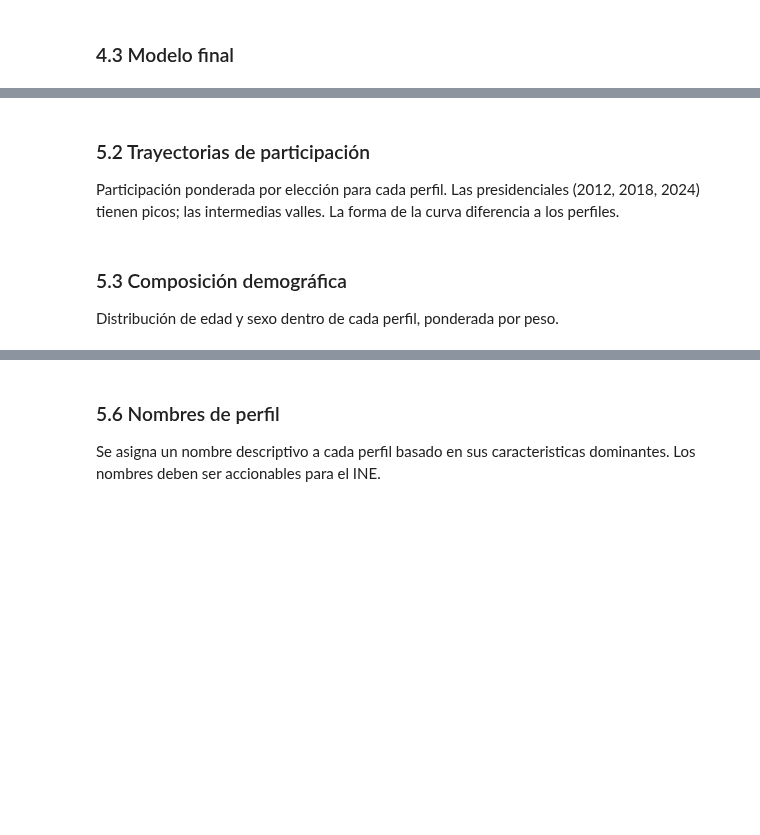
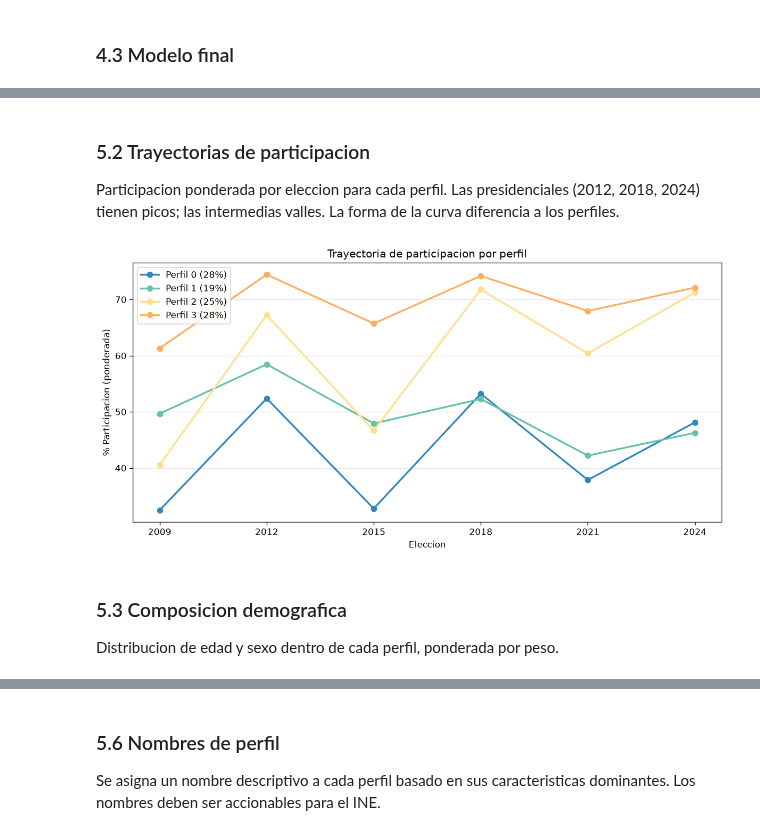
Before and after one commit to GuIsTyping/INE_HACKATHON, a Jupyter notebook: notebooks/04_segmentacion.ipynb, the cells around one changed output, grey strips where cells are left out. Drawn from its saved outputs; the diff is of its cells as text; code cells hidden in the pictures; blank space fills up the shorter version.

```diff
--- a/notebooks/04_segmentacion.ipynb
+++ b/notebooks/04_segmentacion.ipynb
@@ -67,7 +72,7 @@ Esto hace que los perfiles representen personas, no celdas estadísticas.
 # %%
 fed24 = pd.read_parquet(
     DIR_PREPROCESSED / "conteos_federal_2009_2024.parquet",
-    columns=["EDOCVE", "SECCIÓN", "SEXO", "EDAD", "AELEC", "SV", "NV",
+    columns=["EDOCVE", "SECCION", "SEXO", "EDAD", "AELEC", "SV", "NV",
              "MPIOCVE", "MPIONOM"],
     filters=[("AELEC", "==", 2024)],
 )
@@ -78,7 +83,7 @@ fed24["GRUPO_EDAD"] = pd.cut(
 fed24["VOTANTES"] = fed24["SV"] + fed24["NV"]
 
 pesos = (
-    fed24.groupby(["EDOCVE", "SECCIÓN", "SEXO", "GRUPO_EDAD"], observed=True)["VOTANTES"]
+    fed24.groupby(["EDOCVE", "SECCION", "SEXO", "GRUPO_EDAD"], observed=True)["VOTANTES"]
     .sum()
     .reset_index()
     .rename(columns={"VOTANTES": "peso"})
@@ -86,14 +91,14 @@ pesos = (
 pesos["GRUPO_EDAD"] = pesos["GRUPO_EDAD"].astype(str)
 
 sec_mpio = (
-    fed24.groupby(["EDOCVE", "SECCIÓN"])
+    fed24.groupby(["EDOCVE", "SECCION"])
     .agg(MPIOCVE=("MPIOCVE", "first"), MPIONOM=("MPIONOM", "first"))
     .reset_index()
 )
 del fed24
 
 celdas["GRUPO_EDAD"] = celdas["GRUPO_EDAD"].astype(str)
-celdas = celdas.merge(pesos, on=["EDOCVE", "SECCIÓN", "SEXO", "GRUPO_EDAD"], how="left")
+celdas = celdas.merge(pesos, on=["EDOCVE", "SECCION", "SEXO", "GRUPO_EDAD"], how="left")
 sin_peso = celdas["peso"].isna().sum()
 if sin_peso:
     print(f"Celdas sin peso: {sin_peso} ({sin_peso/len(celdas)*100:.2f}%) - se asigna peso 1")
@@ -112,8 +121,8 @@ que enriquece la caracterización de los perfiles.
 # %%
 secciones = pd.read_parquet(
     DIR_PREPROCESSED / "secciones_historial.parquet",
-    columns=["EDOCVE", "SECCIÓN", "P_PJ2025", "LN2024"],
+    columns=["EDOCVE", "SECCION", "P_PJ2025", "LN2024"],
 )
-celdas = celdas.merge(secciones[["EDOCVE", "SECCIÓN", "P_PJ2025"]], on=["EDOCVE", "SECCIÓN"], how="left")
+celdas = celdas.merge(secciones[["EDOCVE", "SECCION", "P_PJ2025"]], on=["EDOCVE", "SECCION"], how="left")
 print(f"Celdas con P_PJ2025: {celdas['P_PJ2025'].notna().sum():,} de {len(celdas):,}")
 del secciones
@@ -241,31 +281,33 @@ print(resumen[cols_show].to_string(index=False, float_format=lambda x: f"{x:.1f}
 # %% [markdown]
-### 5.2 Trayectorias de participación
+### 5.2 Trayectorias de participacion
 
-Participación ponderada por elección para cada perfil.
+Participacion ponderada por eleccion para cada perfil.
 Las presidenciales (2012, 2018, 2024) tienen picos; las intermedias valles.
 La forma de la curva diferencia a los perfiles.
 # %%
 COLORES_PERFIL = ["#3288bd", "#66c2a5", "#fee08b", "#fdae61", "#f46d43", "#d53e4f"]
-anios = [2009, 2012, 2015, 2018, 2021, 2024]
+anos = [2009, 2012, 2015, 2018, 2021, 2024]
 
 fig, ax = plt.subplots(figsize=(10, 5))
 for p in range(mejor_k):
     tray = [resumen.loc[p, e] for e in ELECCIONES]
-    ax.plot(anios, tray, "o-", color=COLORES_PERFIL[p], linewidth=2, markersize=6,
+    ax.plot(anos, tray, "o-", color=COLORES_PERFIL[p], linewidth=2, markersize=6,
             label=f"Perfil {p} ({resumen.loc[p, 'pct_poblacion']:.0f}%)")
 
-ax.set_xlabel("Elección")
-ax.set_ylabel("% Participación (ponderada)")
-ax.set_title("Trayectoria de participación por perfil")
+ax.set_xlabel("Eleccion")
+ax.set_ylabel("% Participacion (ponderada)")
+ax.set_title("Trayectoria de participacion por perfil")
 ax.legend(loc="upper left")
-ax.set_xticks(anios)
+ax.set_xticks(anos)
 ax.grid(axis="y", alpha=0.3)
 plt.tight_layout()
 plt.show()
+# %% [output]
+[figure, added]
 # %% [markdown]
-### 5.3 Composición demográfica
+### 5.3 Composicion demografica
 
-Distribución de edad y sexo dentro de cada perfil, ponderada por peso.
+Distribucion de edad y sexo dentro de cada perfil, ponderada por peso.
 # %%
 fig, axes = plt.subplots(1, 2, figsize=(14, 5))
 
```
Also changed, not shown: parts of 39 cells of this notebook, 10 other files.
